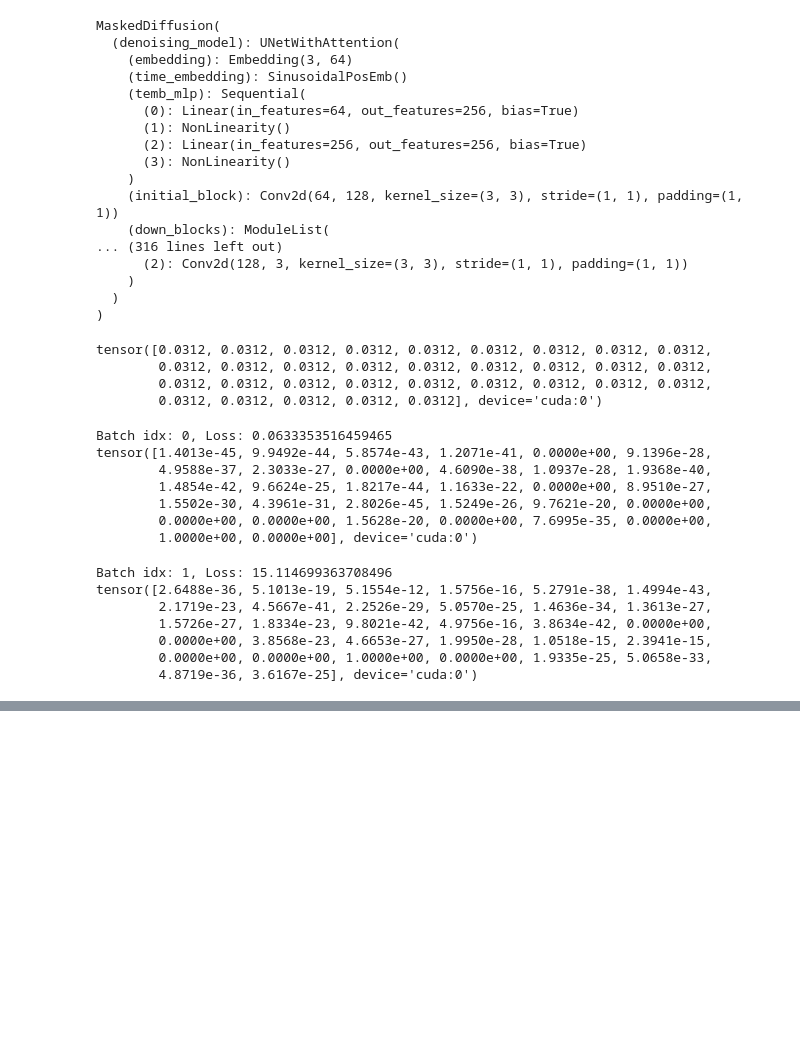
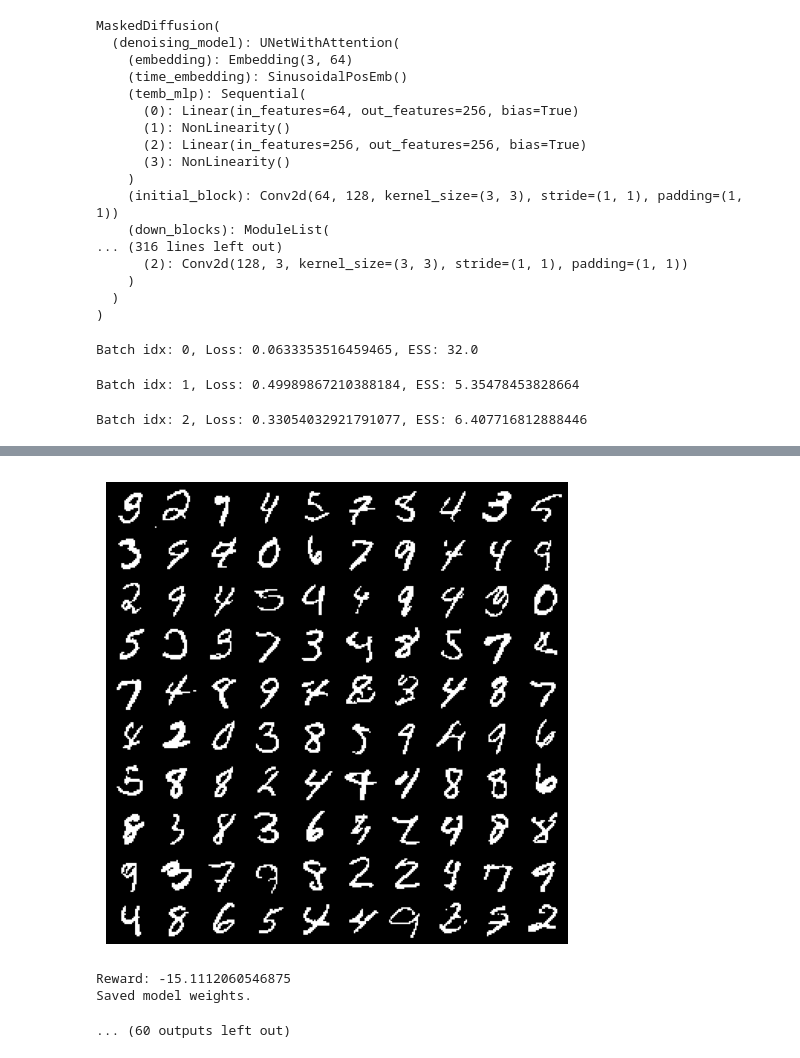
Before and after one commit to chinmay8bit/discrete-diffusion-smc-experiments, a Jupyter notebook: importance_weighted_loss/binarized_mnist.ipynb, the cells around one changed output, grey strips where cells are left out. Drawn from its saved outputs; the diff is of its cells as text; code cells hidden in the pictures; blank space fills up the shorter version.

```diff
--- a/importance_weighted_loss/binarized_mnist.ipynb
+++ b/importance_weighted_loss/binarized_mnist.ipynb
@@ -266,14 +268,14 @@ MaskedDiffusion(
 )
 # %%
 batch_size = 32
-lr = 0.01
+lr = 0.0002
 optimizer = torch.optim.Adam(q_phi.parameters(), lr=lr)
 num_epochs = 100
-batches_per_epoch = 100
+batches_per_epoch = 10
 patience = 5
 f_divergence = "forward-KL"
 alpha = 0.8
-timesteps_for_loss = 10
+timesteps_for_loss = 4
 randomly_select_timesteps_for_loss = True
 
 os.makedirs('../model_weights/importance_weighted_loss/binarized_mnist', exist_ok=True)
@@ -283,6 +285,7 @@ if f_divergence == "alpha-divergence":
 # %%
 loss_trace = []
 reward_trace = []
+ess_trace = []
 # %%
 L = math.prod(q_phi.input_shape)
 
@@ -315,9 +318,11 @@ for epoch in range(num_epochs):
         # Generate batch_size samples from q_phi
         z_t = torch.full((batch_size, L), q_phi.mask_index, device=device) # Intialize with all masks
         for i in range(q_phi.num_timesteps, 0, -1):
-            q_phi_zs_given_zt, q_phi_z0_given_zt = q_phi.sample_step(
-                F.one_hot(z_t, num_classes=q_phi.num_categories).float(), i, device
-            )
+            context = torch.enable_grad() if is_selected_timestep[i - 1] else torch.no_grad()
+            with context:
+                q_phi_zs_given_zt, q_phi_z0_given_zt = q_phi.sample_step(
+                    F.one_hot(z_t, num_classes=q_phi.num_categories).float(), i, device
+                )
             if is_selected_timestep[i - 1]:
                 q_phi_z0_given_zt_list[:, list_idx] = q_phi_z0_given_zt
             with torch.no_grad():
@@ -335,8 +340,8 @@ for epoch in range(num_epochs):
                 beta_ts[list_idx] = beta_t
 
             # Create distributions
-            q_phi_zs_given_zt_dist = torch.distributions.Categorical(probs=q_phi_zs_given_zt)
-            p_ref_zs_given_zt_dist = torch.distributions.Categorical(probs=p_ref_zs_given_zt)
+            q_phi_zs_given_zt_dist = torch.distributions.Categorical(probs=q_phi_zs_given_zt.detach())
+            p_ref_zs_given_zt_dist = torch.distributions.Categorical(probs=p_ref_zs_given_zt.detach())
 
             # Sample z_s from q_phi's dist
             z_s = q_phi_zs_given_zt_dist.sample()
@@ -378,10 +383,11 @@ for epoch in range(num_epochs):
         loss = loss.mean(dim=1)  # Average over timesteps # Shape (batch_size, )
 
         # calculate importance weights
-        importance_weights = torch.exp(torch.log_softmax(p_ref_log_joint_probs - q_phi_log_joint_probs, dim=0))  # Shape (batch_size, )
-        print("Importance weights: ", importance_weights)
-        loss = (importance_weights * loss).sum(dim=0)
-        loss = loss / importance_weights.sum()  # Normalize by the sum of importance weights
+        importance_weights = F.softmax(p_ref_log_joint_probs - q_phi_log_joint_probs, dim=0)  # Shape (batch_size, )
+        ess = 1 / (importance_weights ** 2).sum(dim=0).item()
+        ess_trace.append(ess)
+        # loss = (importance_weights * loss).sum(dim=0)
+        loss = loss.mean(dim=0)
 
         # Backpropagation
         optimizer.zero_grad()
@@ -389,7 +395,7 @@ for epoch in range(num_epochs):
         optimizer.step()
 
         total_epoch_loss += loss.item()
-        print(f"Batch idx: {batch_idx}, Loss: {loss.item()}")
+        print(f"Batch idx: {batch_idx}, Loss: {loss.item()}, ESS: {ess}")
 
     q_phi.eval()
     avg_loss = total_epoch_loss / batches_per_epoch
@@ -416,21 +422,6 @@ for epoch in range(num_epochs):
     if min(loss_trace) < min(loss_trace[-patience:]):
         break
 # %% [output]
-tensor([0.0312, 0.0312, 0.0312, 0.0312, 0.0312, 0.0312, 0.0312, 0.0312, 0.0312,
-        0.0312, 0.0312, 0.0312, 0.0312, 0.0312, 0.0312, 0.0312, 0.0312, 0.0312,
-        0.0312, 0.0312, 0.0312, 0.0312, 0.0312, 0.0312, 0.0312, 0.0312, 0.0312,
-        0.0312, 0.0312, 0.0312, 0.0312, 0.0312], device='cuda:0')
+Batch idx: 0, Loss: 0.0633353516459465, ESS: 32.0
-Batch idx: 0, Loss: 0.0633353516459465
-tensor([1.4013e-45, 9.9492e-44, 5.8574e-43, 1.2071e-41, 0.0000e+00, 9.1396e-28,
-        4.9588e-37, 2.3033e-27, 0.0000e+00, 4.6090e-38, 1.0937e-28, 1.9368e-40,
-        1.4854e-42, 9.6624e-25, 1.8217e-44, 1.1633e-22, 0.0000e+00, 8.9510e-27,
-        1.5502e-30, 4.3961e-31, 2.8026e-45, 1.5249e-26, 9.7621e-20, 0.0000e+00,
-        0.0000e+00, 0.0000e+00, 1.5628e-20, 0.0000e+00, 7.6995e-35, 0.0000e+00,
-        1.0000e+00, 0.0000e+00], device='cuda:0')
+Batch idx: 1, Loss: 0.49989867210388184, ESS: 5.35478453828664
-Batch idx: 1, Loss: 15.114699363708496
-tensor([2.6488e-36, 5.1013e-19, 5.1554e-12, 1.5756e-16, 5.2791e-38, 1.4994e-43,
-        2.1719e-23, 4.5667e-41, 2.2526e-29, 5.0570e-25, 1.4636e-34, 1.3613e-27,
-        1.5726e-27, 1.8334e-23, 9.8021e-42, 4.9756e-16, 3.8634e-42, 0.0000e+00,
-        0.0000e+00, 3.8568e-23, 4.6653e-27, 1.9950e-28, 1.0518e-15, 2.3941e-15,
-        0.0000e+00, 0.0000e+00, 1.0000e+00, 0.0000e+00, 1.9335e-25, 5.0658e-33,
-        4.8719e-36, 3.6167e-25], device='cuda:0')
+Batch idx: 2, Loss: 0.33054032921791077, ESS: 6.407716812888446
@@ -437,0 +436,4 @@ Batch idx: 2, Loss: 16.32297706604004
+[figure, added]
+Reward: -15.1112060546875
+Saved model weights.
+... (60 outputs left out)
```
Also changed, not shown: parts of 4 cells of this notebook, 1 other file.
